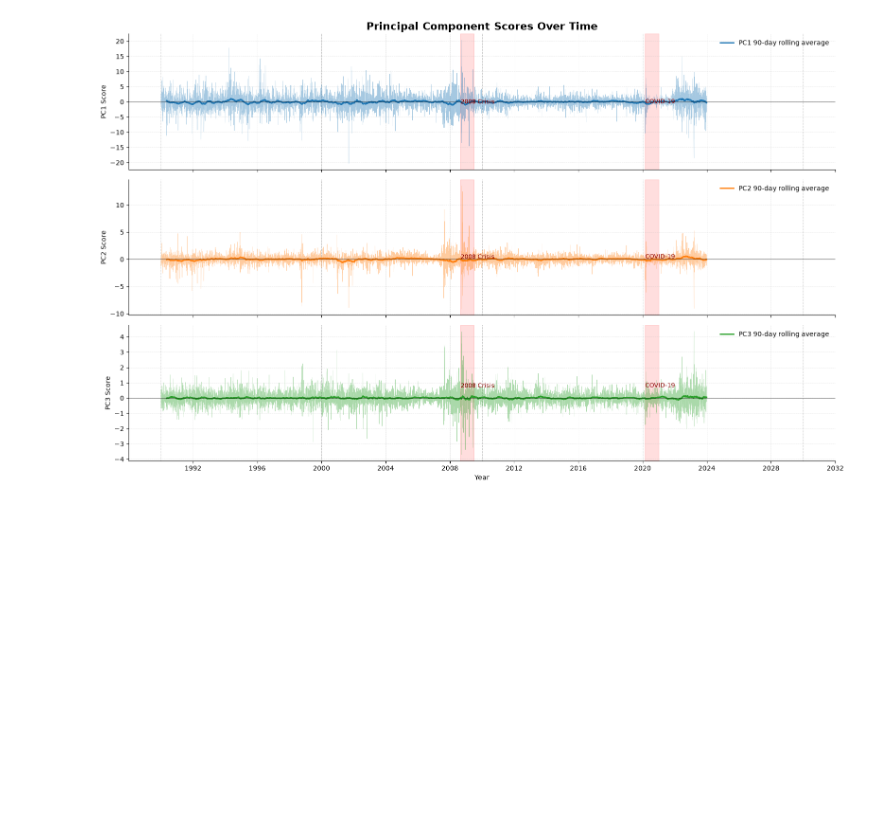
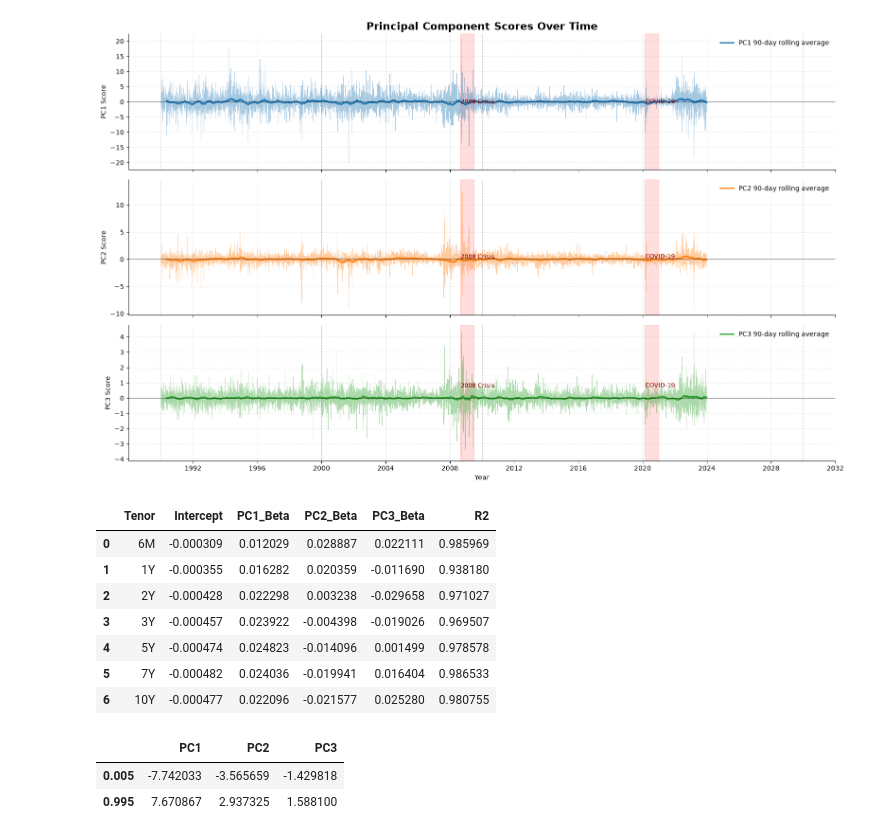
Before and after one commit to Pijon28/pca-vasicek-yield-sim, a Jupyter notebook: notebooks/02_PCA.ipynb, the cells around one changed output. Cells and saved outputs as stored; diff of their text form; code cells hidden in the pictures; blank space fills up the shorter version.

```diff
--- a/notebooks/02_PCA.ipynb
+++ b/notebooks/02_PCA.ipynb
@@ -248,3 +249,62 @@ plt.tight_layout()
 plt.show()
 # %% [output]
 [figure]
+# %%
+#Now we will run a regression of the pc scores against the yield changes to see how much of the yield changes can be explained by the pc scores. We will use the first 3 pc scores as independent variables and the yield changes as dependent variables. We will run a regression for each tenor separately.
+
+'''PC1_beta is the sensitivity of the yield change to the first principal component,
+
+PC2_beta is the sensitivity of the yield change to the second principal component, and
+
+PC3_beta is the sensitivity of the yield change to the third principal component.
+
+The intercept is the expected yield change when all principal components are zero.
+
+R2 is the coefficient of determination which tells us how much of the variance in the yield changes can be explained by the principal components.'''
+
+tenors=["6M", "1Y", "2Y", "3Y", "5Y", "7Y", "10Y"]
+
+X=pc_scores[["PC1", "PC2", "PC3"]]
+Y=df[tenors]
+
+regression_results = []
+
+for tenor in tenors:
+    model=LinearRegression()
+    model.fit(X, Y[tenor])
+
+    regression_results.append({
+        "Tenor": tenor,
+        "Intercept": model.intercept_,
+        "PC1_Beta": model.coef_[0],
+        "PC2_Beta": model.coef_[1],
+        "PC3_Beta": model.coef_[2],
+        "R2": model.score(X, Y[tenor])
+    })
+
+regression_df=pd.DataFrame(regression_results)
+
+regression_df
+# %% [output]
+|  | Tenor | Intercept | PC1_Beta | PC2_Beta | PC3_Beta | R2 |
+| 0 | 6M | -0.000309 | 0.012029 | 0.028887 | 0.022111 | 0.985969 |
+| 1 | 1Y | -0.000355 | 0.016282 | 0.020359 | -0.011690 | 0.938180 |
+| 2 | 2Y | -0.000428 | 0.022298 | 0.003238 | -0.029658 | 0.971027 |
+| 3 | 3Y | -0.000457 | 0.023922 | -0.004398 | -0.019026 | 0.969507 |
+| 4 | 5Y | -0.000474 | 0.024823 | -0.014096 | 0.001499 | 0.978578 |
+| 5 | 7Y | -0.000482 | 0.024036 | -0.019941 | 0.016404 | 0.986533 |
+| 6 | 10Y | -0.000477 | 0.022096 | -0.021577 | 0.025280 | 0.980755 |
+# %%
+#Now we will stress test the results for up and down stress scenarios
+
+#recall that the upstress scenario is the 99.5th percentile of the pc scores and the downstress scenario is the 0.5th percentile of the pc scores. We will use these values to calculate the expected yield changes under these stress scenarios.
+
+#we take the 0.5th percentile and 99.5th percentile of the pc scores to get the stress scenarios. we want to ensure that the portfolio is robust to extreme market conditions. We will use these stress scenarios to calculate the expected yield changes under these scenarios.
+
+pc_stress=pc_scores[["PC1", "PC2", "PC3"]].quantile([0.005, 0.995])
+
+pc_stress
+# %% [output]
+|  | PC1 | PC2 | PC3 |
+| 0.005 | -7.742033 | -3.565659 | -1.429818 |
+| 0.995 | 7.670867 | 2.937325 | 1.588100 |
```
Also changed, not shown: parts of 1 cell of this notebook, 1 other file.
